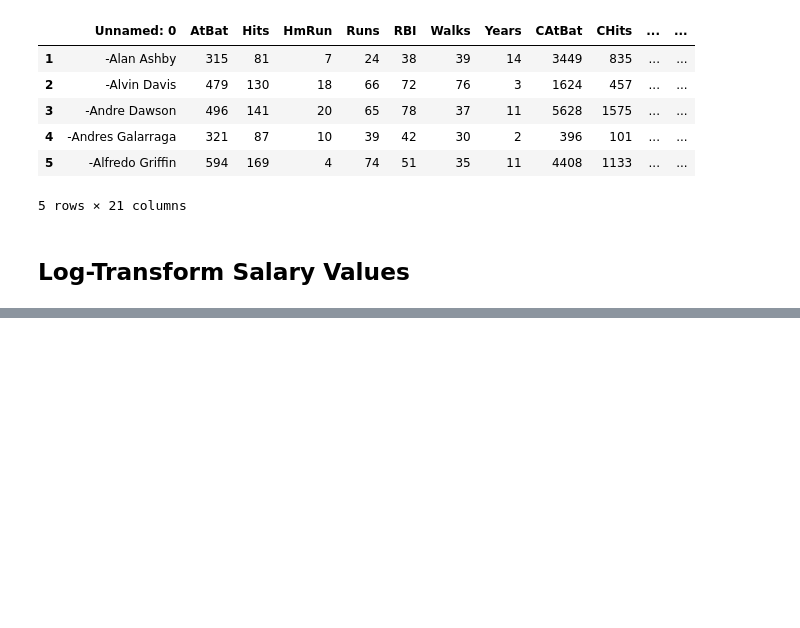
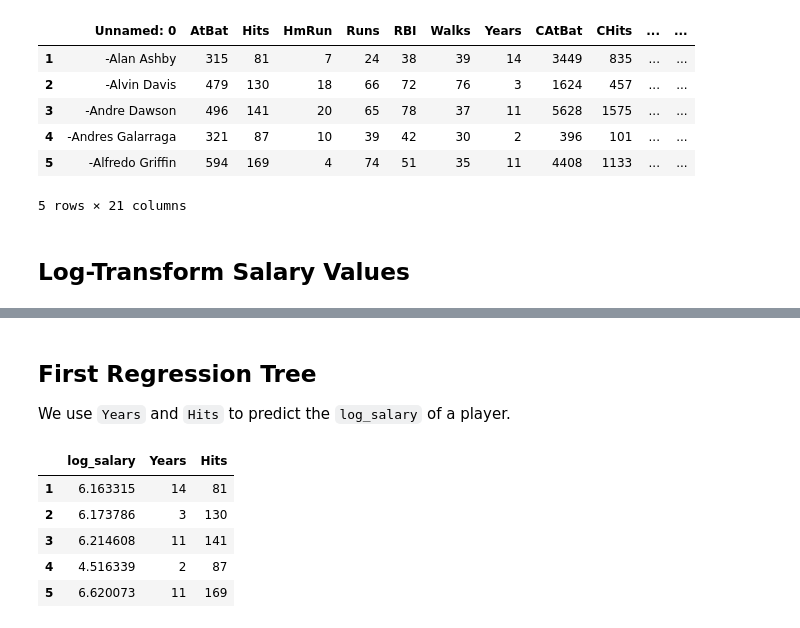
Before and after one commit to somnath1077/MachineLearningExercises, a Jupyter notebook: isrl_rev/ch08/ch_08_regression_trees.ipynb, the cells around one changed output, grey strips where cells are left out. Cells and saved outputs as stored; diff of their text form; code cells hidden in the pictures; blank space fills up the shorter version.

```diff
--- a/isrl_rev/ch08/ch_08_regression_trees.ipynb
+++ b/isrl_rev/ch08/ch_08_regression_trees.ipynb
@@ -47,0 +105,13 @@ df['Salary'].describe().reset_index()
+# %% [markdown]
+## First Regression Tree
+
+We use `Years` and `Hits` to predict the `log_salary` of a player.
+# %%
+df[['log_salary', 'Years', 'Hits']].head()
+# %% [output]
+|  | log_salary | Years | Hits |
+| 1 | 6.163315 | 14 | 81 |
+| 2 | 6.173786 | 3 | 130 |
+| 3 | 6.214608 | 11 | 141 |
+| 4 | 4.516339 | 2 | 87 |
+| 5 | 6.620073 | 11 | 169 |
```
Also changed, not shown: parts of 9 cells of this notebook.
